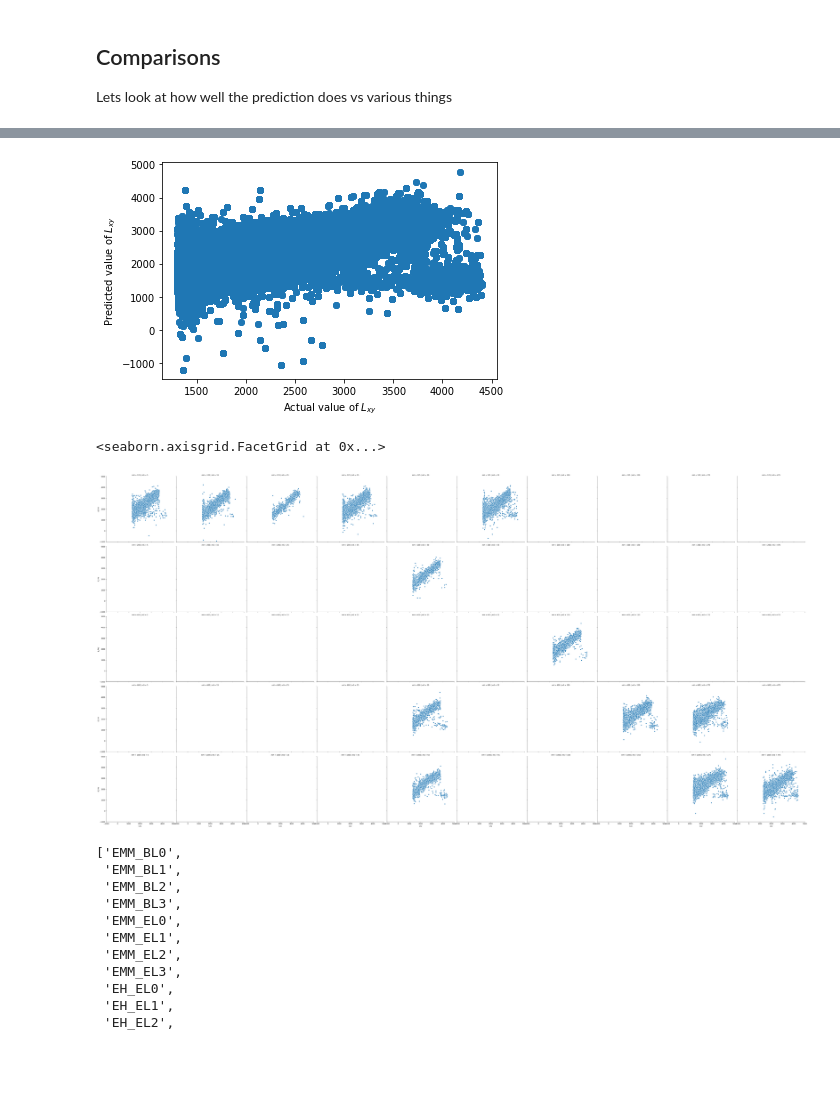
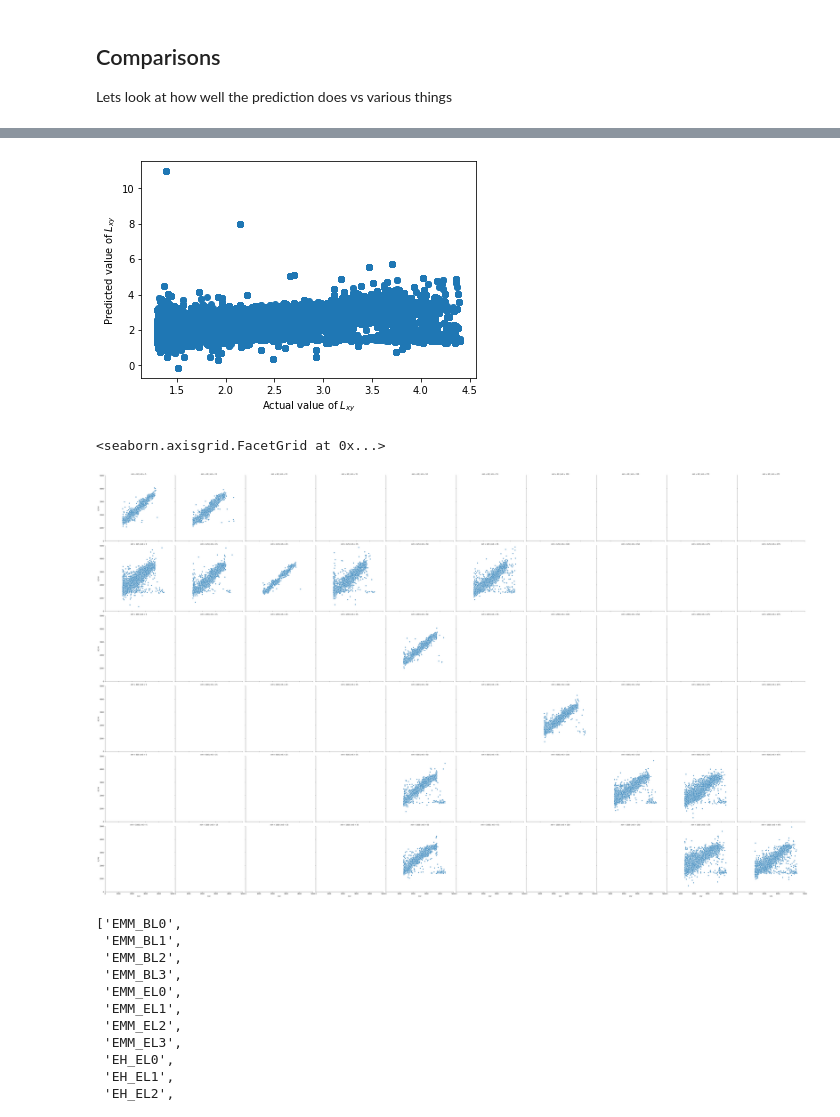
Before and after one commit to gordonwatts/calratio-perjet-training, a Jupyter notebook: notebooks/Decay Position Explorations.ipynb, the cells around one changed output, grey strips where cells are left out. Drawn from its saved outputs; the diff is of its cells as text; code cells hidden in the pictures; blank space fills up the shorter version.

Commit message:
Really sample data
We look at data from all samples, and then run tests on everything else, carefully.

```diff
--- a/notebooks/Decay Position Explorations.ipynb
+++ b/notebooks/Decay Position Explorations.ipynb
@@ -119,11 +129,8 @@ def norm_outputs(p):
 def unnorm_outputs(p):
     return (p * output_std[0]) + output_mean[0]
 # %%
-y_train = norm_outputs(train_signal_c[0].Lxy)
-y_test = norm_outputs(train_signal_c[1].Lxy)
-
-x_train = norm_inputs(train_signal_c[0].filter(items=what_to_train_on))
-x_test = norm_inputs(train_signal_c[1].filter(items=what_to_train_on))
+y_train = norm_outputs(all_training_jets.Lxy)
+x_train = norm_inputs(all_training_jets.filter(items=what_to_train_on))
 # %%
 x_train
 # %% [output]
@@ -143,7 +150,7 @@ x_train
 # %% [markdown]
 ## Build the Model
 # %%
-#%%capture --no-stdout --no-display
+%%capture --no-stdout --no-display
 
 model = Sequential()
 model.add(Dense(64, activation='relu', input_dim=len(x_train.columns)))
@@ -158,7 +165,7 @@ model.add(Dense(1))
 #categorical_crossentropy
 model.compile(optimizer='adam', loss='mean_squared_error')
 
-model.fit(x_train, y_train, batch_size=32, epochs=100, validation_split=0.25, shuffle=True);
+model.fit(x_train, y_train, batch_size=32, epochs=epochs_to_train, validation_split=0.25, shuffle=True);
 # %% [output]
 WARNING:tensorflow:From I:\Anaconda3\lib\site-packages\tensorflow\python\framework\op_def_library.py:263: colocate_with (from tensorflow.python.framework.ops) is deprecated and will be removed in a fu ...
 Instructions for updating:
@@ -204,7 +205,9 @@ print (len(x_test))
+# %%
+x_test = norm_inputs(all_testing_jets.filter(items=what_to_train_on))
 # %%
 y_predict = model.predict(x_test)
 # %%
-test_signal['p_Lxy'] = np.array(unnorm_outputs(y_predict[:,0]))
+all_testing_jets['p_Lxy'] = np.array(unnorm_outputs(y_predict[:,0]))
 # %% [markdown]
 ## Comparisons
 
@@ -228,17 +231,17 @@ test_signal
 # %%
-plt.scatter(x=test_signal.Lxy, y=test_signal.p_Lxy)
+plt.scatter(x=all_testing_jets.Lxy/1000.0, y=all_testing_jets.p_Lxy/1000.0)
 plt.xlabel('Actual value of $L_{xy}$')
 plt.ylabel('Predicted value of $L_{xy}$')
 plt.show()
 # %% [output]
-[figure, old version]
+[figure, new version]
 # %%
-mass_comparison = sns.relplot(x='Lxy', y='p_Lxy', kind='scatter', data=test_signal, row='mH', col='mS', height=6, aspect=1)
-mass_comparison.set(ylim=(-1000.0, 5000.0))
-mass_comparison.set(xlim=(-1000.0, 5000.0))
+mass_comparison = sns.relplot(x='Lxy', y='p_Lxy', kind='scatter', data=all_testing_jets, row='mH', col='mS', height=6, aspect=1)
+mass_comparison.set(ylim=(0.0, 5000.0))
+mass_comparison.set(xlim=(0.0, 5000.0))
 # %% [output]
 <seaborn.axisgrid.FacetGrid at 0x...>
-[figure, old version]
+[figure, new version]
 # %%
 what_to_train_on
 # %% [output]
```
Also changed, not shown: parts of 23 cells of this notebook.
